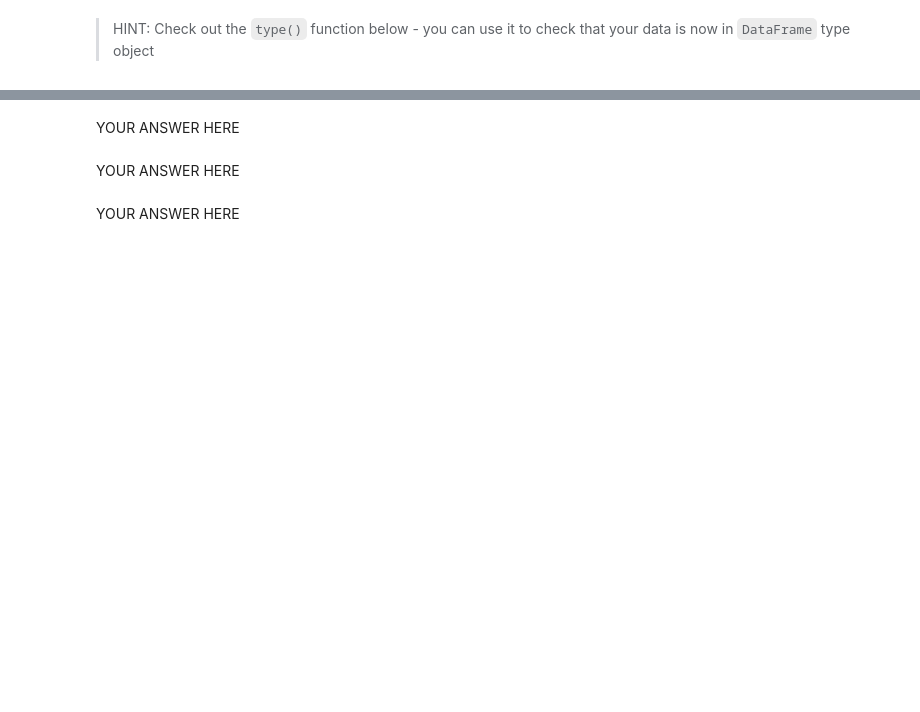
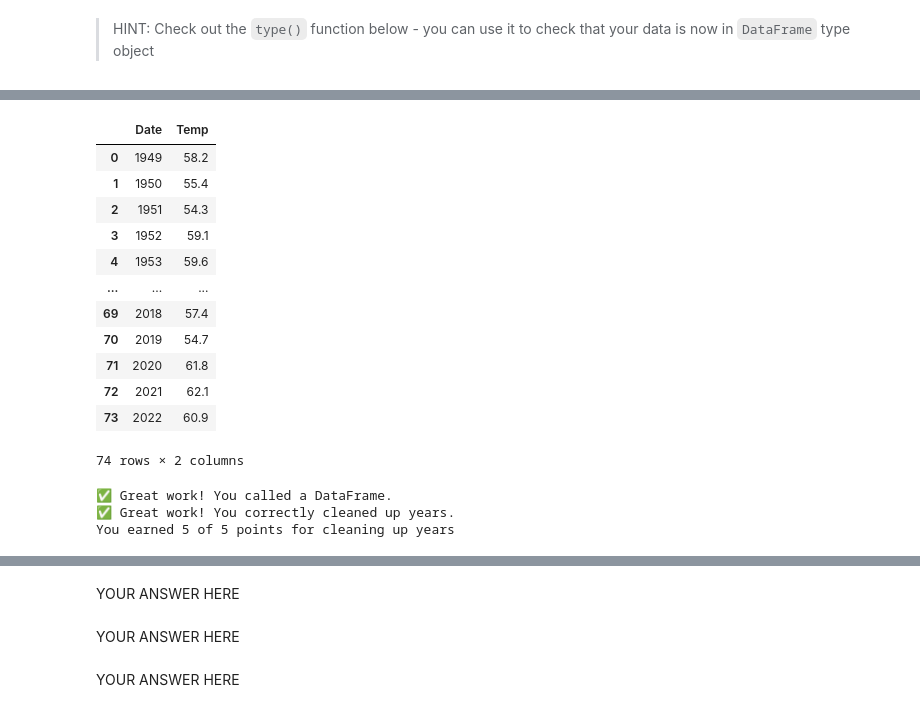
Before and after one commit to sdupree27886/get-started-with-reproducible-science-sdupree27886, a Jupyter notebook: Get Started with Open Reproducible Science!.ipynb, the cells around one changed output, grey strips where cells are left out. Drawn from its saved outputs; the diff is of its cells as text; code cells hidden in the pictures; blank space fills up the shorter version.

```diff
--- a/Get Started with Open Reproducible Science!.ipynb
+++ b/Get Started with Open Reproducible Science!.ipynb
@@ -259,8 +280,22 @@ Take a look at your data. Do you want to use it as is, or does it need to be mod
  2. Run the code below.
 # %%
 # ncei has wacky years
-dataframe.iloc[:,0] = dataframe.iloc[:,0] // 100
-dataframe
+rc_temp_df.iloc[:,0] = rc_temp_df.iloc[:,0] // 100
+rc_temp_df
+# %% [output]
+|  | Date | Temp |
+| 0 | 1949 | 58.2 |
+| 1 | 1950 | 55.4 |
+| 2 | 1951 | 54.3 |
+| 3 | 1952 | 59.1 |
+| 4 | 1953 | 59.6 |
+| ... | ... | ... |
+| 69 | 2018 | 57.4 |
+| 70 | 2019 | 54.7 |
+| 71 | 2020 | 61.8 |
+| 72 | 2021 | 62.1 |
+| 73 | 2022 | 60.9 |
+74 rows × 2 columns
 # %%
 # DO NOT MODIFY THIS TEST CELL
 tmax_df_resp = _
@@ -273,12 +308,16 @@ else:
     print('\u274C Oops - make sure to call your DataFrame for testing.')
 
 summary = [round(val, 2) for val in tmax_df_resp.mean().values]
-if summary == [1985.5, 58.89]:
+if summary == [1985.5, 59.04]:
     points += 4
     print('\u2705 Great work! You correctly cleaned up years.')
 else:
     print('\u274C Oops - your data are not correct.')
 print('You earned {} of 5 points for cleaning up years'.format(points))
+# %% [output]
+✅ Great work! You called a DataFrame.
+✅ Great work! You correctly cleaned up years.
+You earned 5 of 5 points for cleaning up years
 # %% [markdown]
 <img src="https://static.thenounproject.com/png/3842781-200.png" width=20 style="float: left; padding: 3px" /> Want an EXTRA CHALLENGE? Modify the code to be **more expressive**.
 
```
Also changed, not shown: parts of 7 cells of this notebook.
